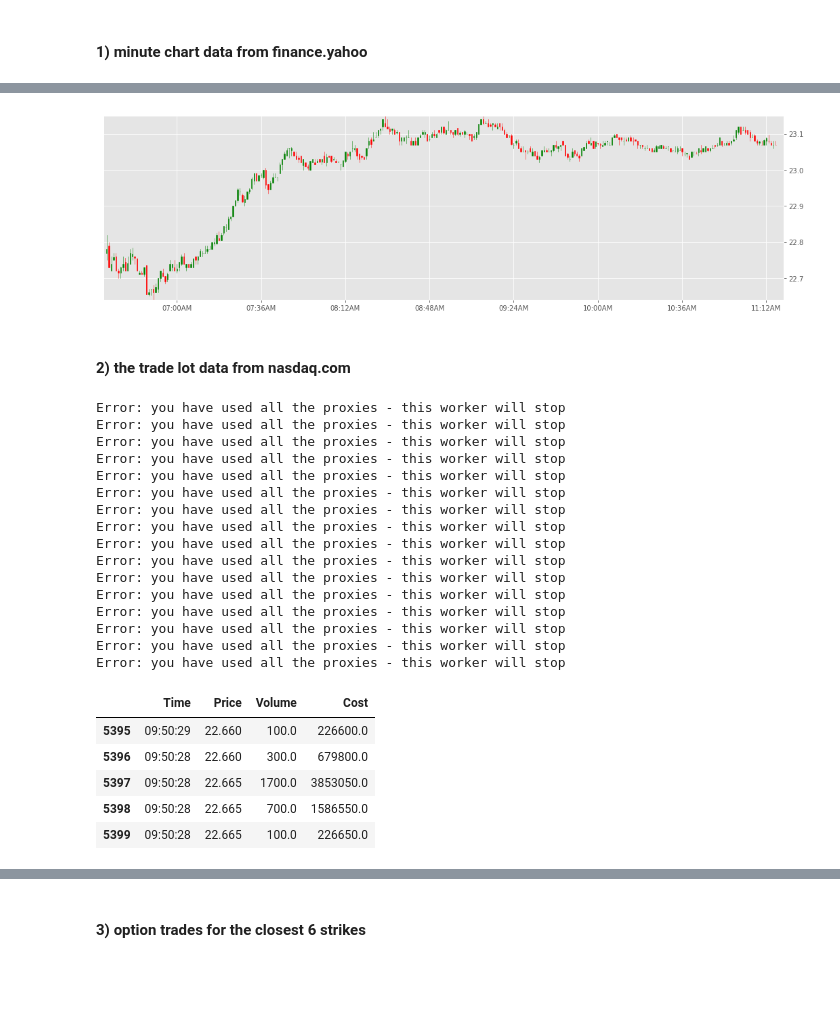
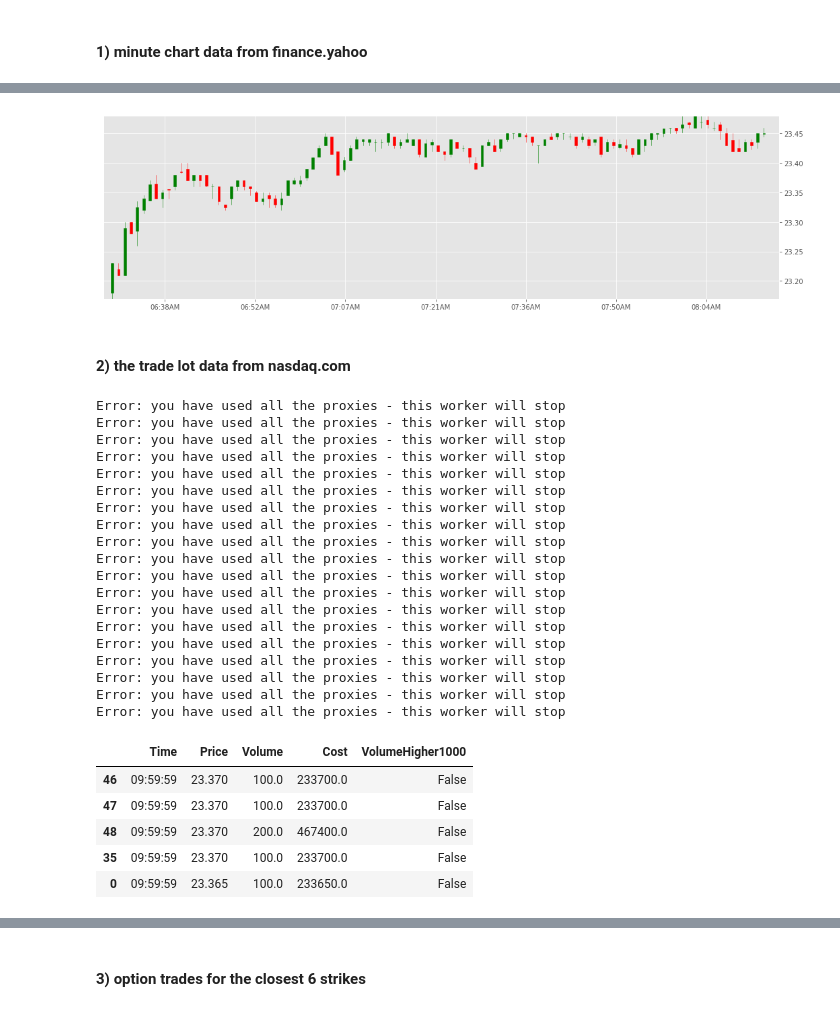
Before and after one commit to alekseystryukov/notebooks, a Jupyter notebook: TradingDayDataVisualization.ipynb, the cells around one changed output, grey strips where cells are left out. Drawn from its saved outputs; the diff is of its cells as text; code cells hidden in the pictures; blank space fills up the shorter version.

```diff
--- a/TradingDayDataVisualization.ipynb
+++ b/TradingDayDataVisualization.ipynb
@@ -30,6 +30,7 @@ def get_minute_data(symbol, now):
     result = page.json()['chart']['result']
     if not result:
         print(page.json())
+        return
 
     data = result[0]
     quote = data['indicators']['quote'][0]
@@ -43,7 +44,6 @@ def get_minute_data(symbol, now):
 
 la_tz = pytz.timezone('America/Los_Angeles')
 now = datetime.now(tz=la_tz)
-df = get_minute_data('BAC', now)
-print(df[:2])
-print(df[-2:])
+minute_data = get_minute_data('BAC', now)
+minute_data
 # %% [output]
@@ -56,37 +68,38 @@ print(df[-2:])
 # %%
 from matplotlib.finance import *
 import matplotlib.pyplot as plt
 from matplotlib import ticker, style
 from matplotlib.dates import DateFormatter, WeekdayLocator,\
     DayLocator, MONDAY, date2num
 
 style.use('ggplot')
 
 def plot_minute_data(data):
-    fig = plt.figure(figsize=(18, 5))
-    ax = plt.subplot(111)
-    candlestick_ochl(
-        ax,
-        ((date2num(r.Index), r.open, r.close, r.high, r.low)
-         for r in data.itertuples()),
-        width=1/3600,
-        colorup='g',
-        colordown='r',
-    )
+    if data is not None:
+        fig = plt.figure(figsize=(18, 5))
+        ax = plt.subplot(111)
+        candlestick_ochl(
+            ax,
+            ((date2num(r.Index), r.open, r.close, r.high, r.low)
+             for r in data.itertuples()),
+            width=1/3600,
+            colorup='g',
+            colordown='r',
+        )
 
-    x_min, x_max = date2num(data.index.min()) - .001, date2num(data.index.max()) + .001
-    ax.set_xlim(x_min, x_max)
-    ax.set_ylim(data.low.min(), data.high.max())
+        x_min, x_max = date2num(data.index.min()) - .001, date2num(data.index.max()) + .001
+        ax.set_xlim(x_min, x_max)
+        ax.set_ylim(data.low.min(), data.high.max())
 
-    minute_formatter = DateFormatter('%I:%M%p', tz=pytz.timezone('America/Los_Angeles'))
-    ax.xaxis.set_major_formatter(minute_formatter)
+        minute_formatter = DateFormatter('%I:%M%p', tz=pytz.timezone('America/Los_Angeles'))
+        ax.xaxis.set_major_formatter(minute_formatter)
 
-    ax.yaxis.tick_right()
-    plt.show()
+        ax.yaxis.tick_right()
+        plt.show()
 
-plot_minute_data(df)
+plot_minute_data(minute_data)
 # %% [output]
-[figure, old version]
+[figure, new version]
 # %% [markdown]
 #### 2) the trade lot data from nasdaq.com
 # %%
@@ -233,13 +246,16 @@ def save_trades(r):
             i += 1
     return df
 # %%
-def get_trade_lots(symbol):
-    df = load_in_parrallel(symbol, scrap_func=pull_trades, save_func=save_trades)
+def get_trade_lots(symbol, now):
+    df = load_in_parrallel(symbol, now=now, scrap_func=pull_trades, save_func=save_trades)
     df['Cost'] = df.Price * df.Volume * 100
-#     df.sort_values(by=["Time"])
+    df['VolumeHigher1000'] = df.Volume >= 1000
+    df = df.sort_values(by=['Time'])
     return df
 
-df = get_trade_lots('BAC')
+from datetime import datetime
+now = datetime.now(tz=pytz.timezone('America/Los_Angeles'))
+df = get_trade_lots('BAC', now)
 df[-5:]
 # %% [output]
 Error: you have used all the proxies - this worker will stop
@@ -258,9 +274,12 @@ Error: you have used all the proxies - this worker will stop
 Error: you have used all the proxies - this worker will stop
 Error: you have used all the proxies - this worker will stop
 Error: you have used all the proxies - this worker will stop
+Error: you have used all the proxies - this worker will stop
+Error: you have used all the proxies - this worker will stop
+Error: you have used all the proxies - this worker will stop
-|  | Time | Price | Volume | Cost |
-| 5395 | 09:50:29 | 22.660 | 100.0 | 226600.0 |
-| 5396 | 09:50:28 | 22.660 | 300.0 | 679800.0 |
-| 5397 | 09:50:28 | 22.665 | 1700.0 | 3853050.0 |
-| 5398 | 09:50:28 | 22.665 | 700.0 | 1586550.0 |
-| 5399 | 09:50:28 | 22.665 | 100.0 | 226650.0 |
+|  | Time | Price | Volume | Cost | VolumeHigher1000 |
+| 46 | 09:59:59 | 23.370 | 100.0 | 233700.0 | False |
+| 47 | 09:59:59 | 23.370 | 100.0 | 233700.0 | False |
+| 48 | 09:59:59 | 23.370 | 200.0 | 467400.0 | False |
+| 35 | 09:59:59 | 23.370 | 100.0 | 233700.0 | False |
+| 0 | 09:59:59 | 23.365 | 100.0 | 233650.0 | False |
```
Also changed, not shown: parts of 8 cells of this notebook.
